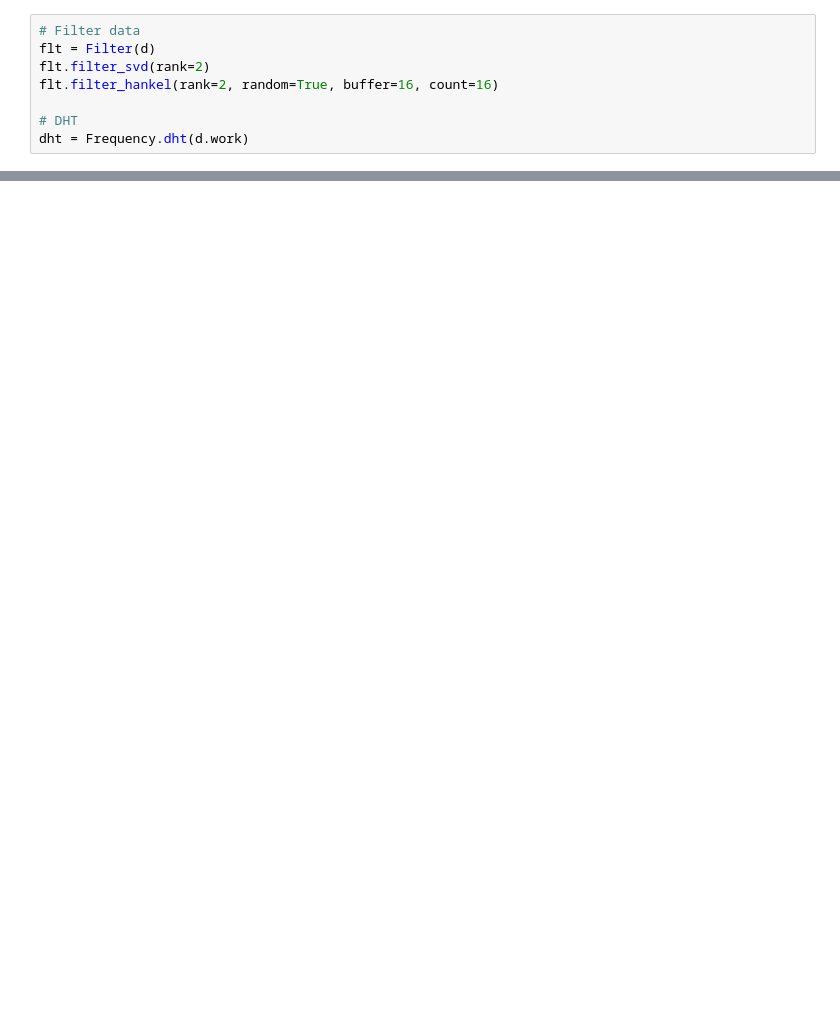
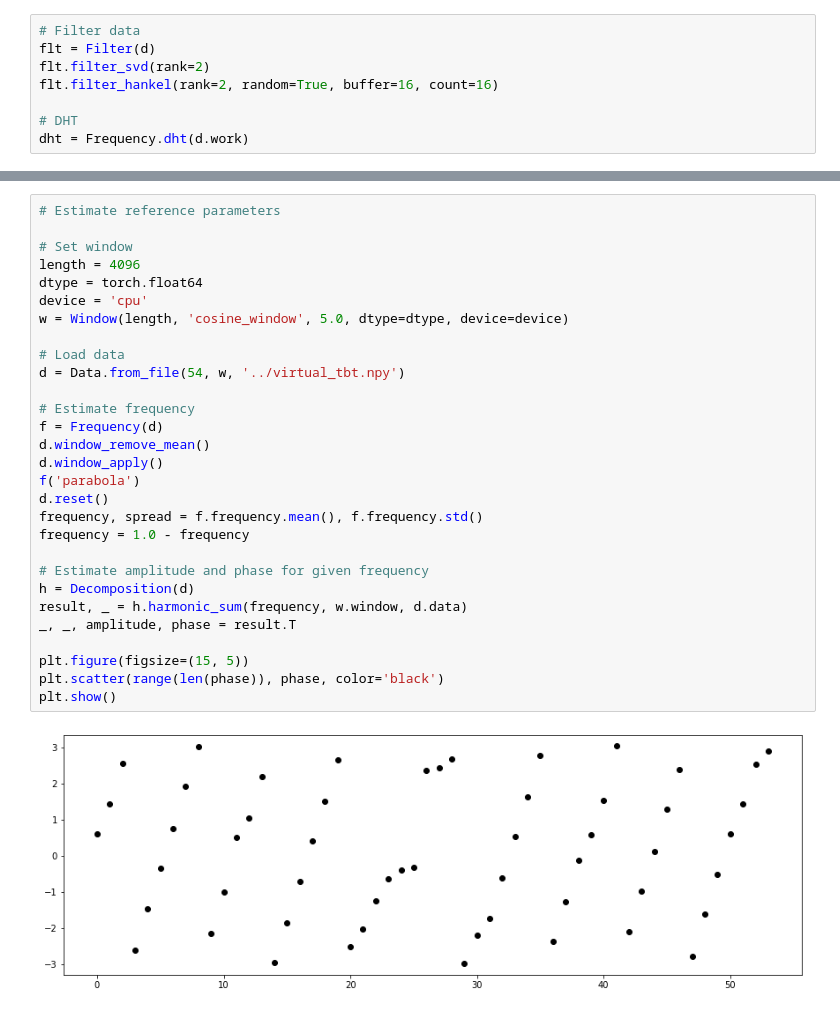
Before and after one commit to i-a-morozov/harmonica, a Jupyter notebook: notebook/nb_decomposition.ipynb, the cells around one changed output, grey strips where cells are left out. Saved outputs shown, nothing was run; the diff lists cells and outputs as text; blank space fills up the shorter version.

```diff
--- a/notebook/nb_decomposition.ipynb
+++ b/notebook/nb_decomposition.ipynb
@@ -1082,0 +1140,31 @@ plt.show()
+# %%
+# Estimate reference parameters
+
+# Set window
+length = 4096
+dtype = torch.float64
+device = 'cpu'
+w = Window(length, 'cosine_window', 5.0, dtype=dtype, device=device)
+
+# Load data
+d = Data.from_file(54, w, '../virtual_tbt.npy')
+
+# Estimate frequency
+f = Frequency(d)
+d.window_remove_mean()
+d.window_apply()
+f('parabola')
+d.reset()
+frequency, spread = f.frequency.mean(), f.frequency.std()
+frequency = 1.0 - frequency
+
+# Estimate amplitude and phase for given frequency
+h = Decomposition(d)
+result, _ = h.harmonic_sum(frequency, w.window, d.data)
+_, _, amplitude, phase = result.T
+
+plt.figure(figsize=(15, 5))
+plt.scatter(range(len(phase)), phase, color='black')
+plt.show()
+# %% [output]
+[figure, added]
```
Also changed, not shown: parts of 45 cells of this notebook, 1 other file.
